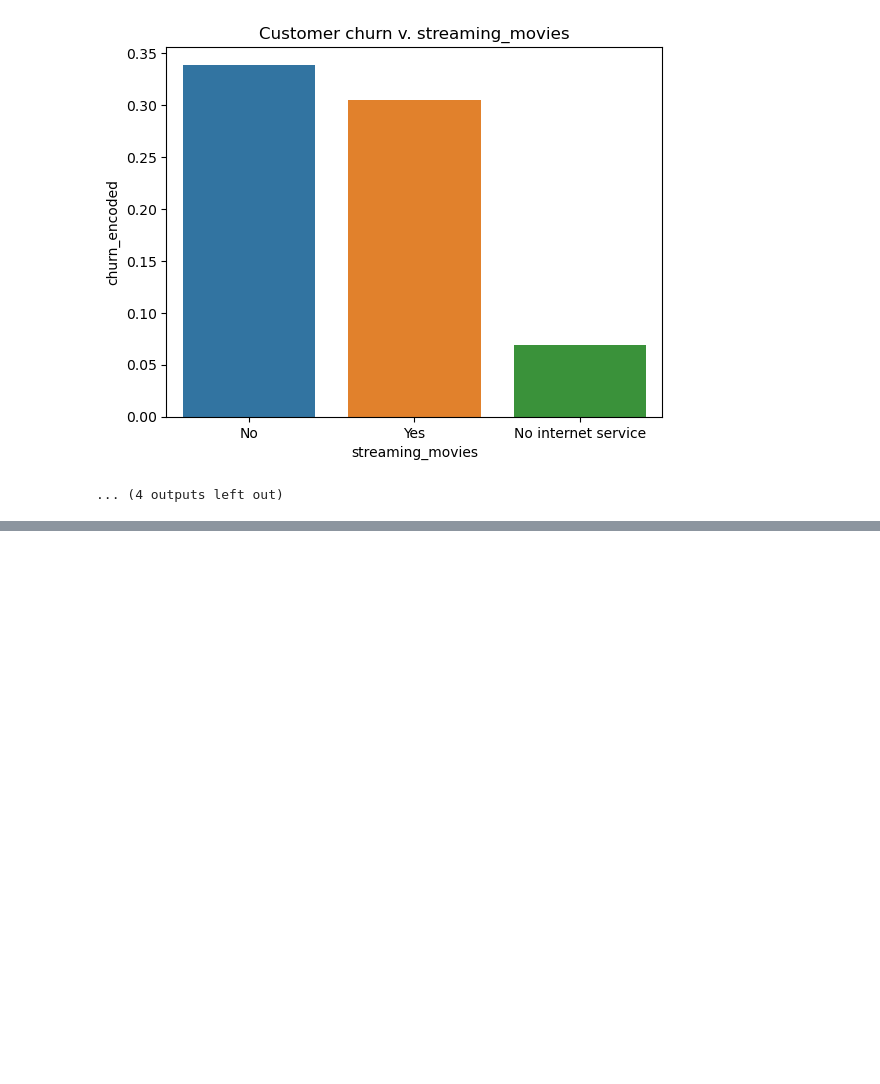
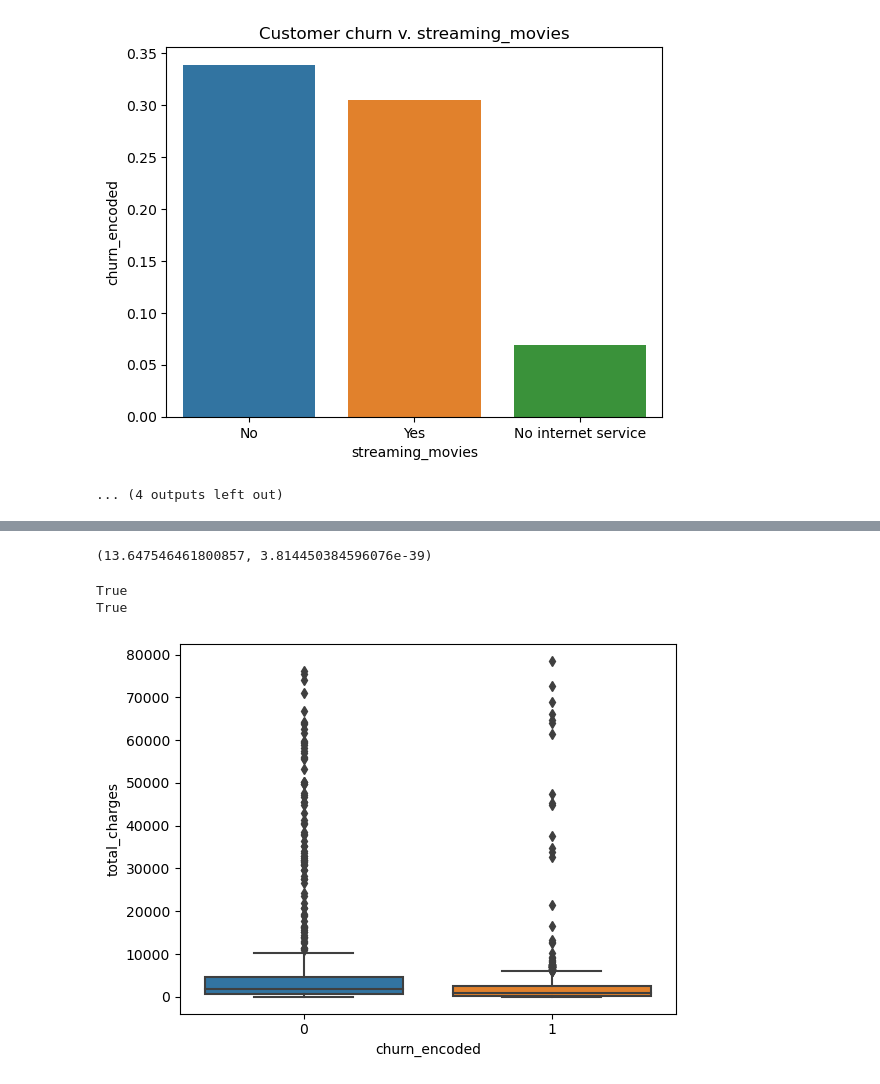
Before and after one commit to corey-baughman/008_classification_project, a Jupyter notebook: 02_telco_workbook.ipynb, the cells around one changed output, grey strips where cells are left out. Drawn from its saved outputs; the diff is of its cells as text; code cells hidden in the pictures; blank space fills up the shorter version.

```diff
--- a/02_telco_workbook.ipynb
+++ b/02_telco_workbook.ipynb
@@ -291,0 +475,22 @@ for col in cat_cols:
+# %%
+α = 0.5
+
+monthly_avg = train.monthly_charges.mean()
+monthly_charge_churned = train.monthly_charges[train.churn_encoded == 1]
+monthly_charge_churned
+t, p = stats.ttest_1samp(monthly_charge_churned, monthly_avg)
+t, p
+# %% [output]
+(13.647546461800857, 3.814450384596076e-39)
+# %%
+# this is a one-tailed test so
+print(t > 0)
+print(p/2 < α)
+# %% [output]
+True
+True
+# %%
+sns.boxplot(data=train, y='total_charges',x='churn_encoded')
+plt.show()
+# %% [output]
+[figure, added]
```
Also changed, not shown: parts of 38 cells of this notebook, 2 other files.
